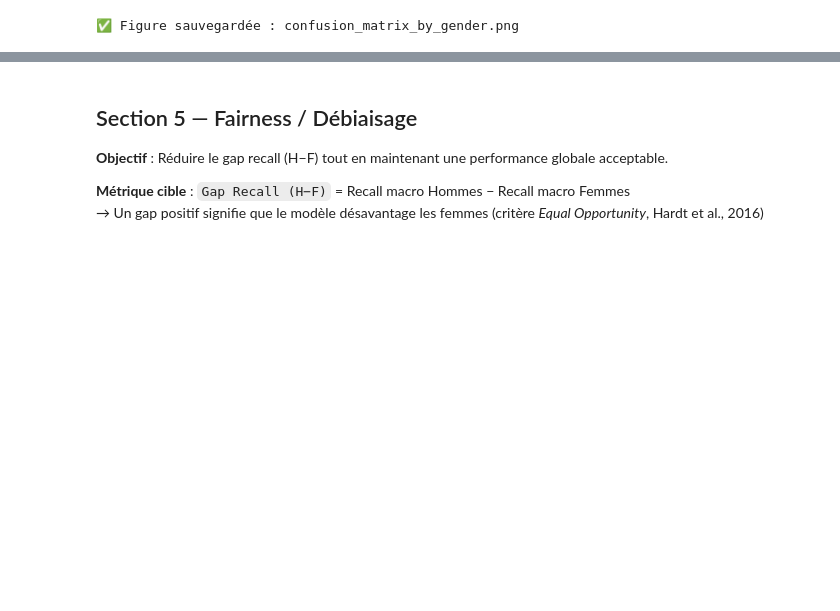
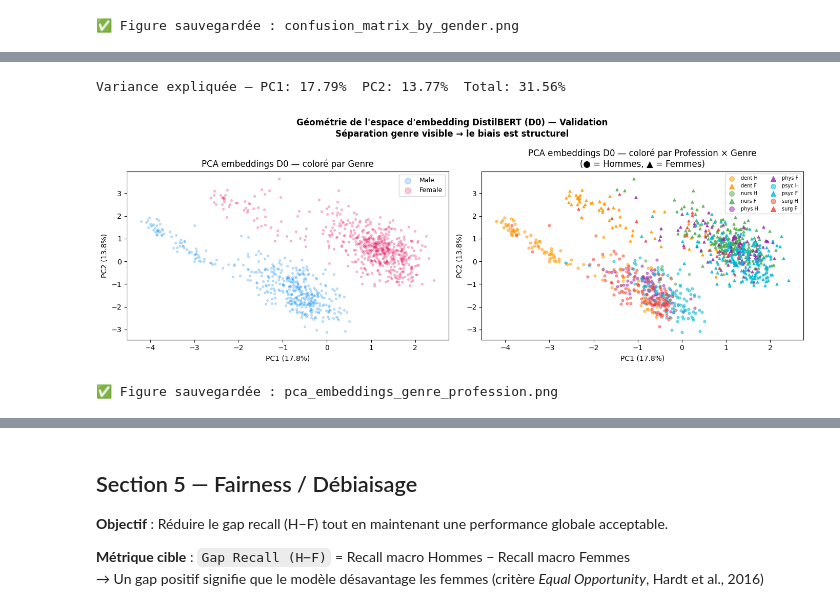
Before and after one commit to OsmanBagci3/NLP_fairness_project, a Jupyter notebook: fairness_vf.ipynb, the cells around one changed output, grey strips where cells are left out. Saved outputs shown, nothing was run; the diff lists cells and outputs as text; code cells hidden in the pictures; blank space fills up the shorter version.

```diff
--- a/fairness_vf.ipynb
+++ b/fairness_vf.ipynb
@@ -803,0 +1098,65 @@ surgeon            0.8481           0.8219      0.8810      0.4500     0.4310
+# %%
+
+# ── PCA 2D des embeddings D0 (validation) — coloré par genre × profession ──
+from sklearn.decomposition import PCA
+
+pca    = PCA(n_components=2, random_state=SEED)
+X_pca  = pca.fit_transform(X_va_d0)
+var_ex = pca.explained_variance_ratio_
+
+print(f"Variance expliquée — PC1: {var_ex[0]:.2%}  PC2: {var_ex[1]:.2%}  Total: {sum(var_ex):.2%}")
+
+# ── Figure 1 : coloré par GENRE seulement ────────────────────────────
+fig, axes = plt.subplots(1, 2, figsize=(14, 5))
+
+gender_colors = {"Male": "#2196F3", "Female": "#E91E63"}
+for g, color in gender_colors.items():
+    m = val_genders == g
+    axes[0].scatter(X_pca[m, 0], X_pca[m, 1],
+                    c=color, alpha=0.25, s=8, label=g, rasterized=True)
+
+axes[0].set_xlabel(f"PC1 ({var_ex[0]:.1%})")
+axes[0].set_ylabel(f"PC2 ({var_ex[1]:.1%})")
+axes[0].set_title("PCA embeddings D0 — coloré par Genre")
+axes[0].legend(markerscale=3, fontsize=9)
+
+# ── Figure 2 : coloré par PROFESSION × GENRE (marqueur + couleur) ────
+prof_colors  = {
+    "dentist":       "#FF9800",
+    "nurse":         "#4CAF50",
+    "physician":     "#9C27B0",
+    "psychologist":  "#00BCD4",
+    "surgeon":       "#F44336",
+}
+gender_markers = {"Male": "o", "Female": "^"}
+gender_alpha   = {"Male": 0.5, "Female": 0.8}
+
+for prof, p_color in prof_colors.items():
+    for g, marker in gender_markers.items():
+        mask_pg = (df_val["title"].values == prof) & (val_genders == g)
+        if mask_pg.sum() == 0:
+            continue
+        axes[1].scatter(X_pca[mask_pg, 0], X_pca[mask_pg, 1],
+                        c=p_color, marker=marker,
+                        alpha=gender_alpha[g], s=12,
+                        label=f"{prof[:4]} {'H' if g=='Male' else 'F'}",
+                        rasterized=True)
+
+axes[1].set_xlabel(f"PC1 ({var_ex[0]:.1%})")
+axes[1].set_ylabel(f"PC2 ({var_ex[1]:.1%})")
+axes[1].set_title("PCA embeddings D0 — coloré par Profession × Genre\n(● = Hommes, ▲ = Femmes)")
+axes[1].legend(markerscale=2, fontsize=7, ncol=2, loc="upper right")
+
+plt.suptitle(
+    "Géométrie de l'espace d'embedding DistilBERT (D0) — Validation\n"
+    "Séparation genre visible → le biais est structurel",
+    fontweight="bold"
+)
+plt.tight_layout()
+plt.savefig("pca_embeddings_genre_profession.png", dpi=150, bbox_inches="tight")
+plt.show()
+print("✅ Figure sauvegardée : pca_embeddings_genre_profession.png")
+# %% [output]
+Variance expliquée — PC1: 17.79%  PC2: 13.77%  Total: 31.56%
+[figure, added]
+✅ Figure sauvegardée : pca_embeddings_genre_profession.png
```
Also changed, not shown: parts of 26 cells of this notebook.
